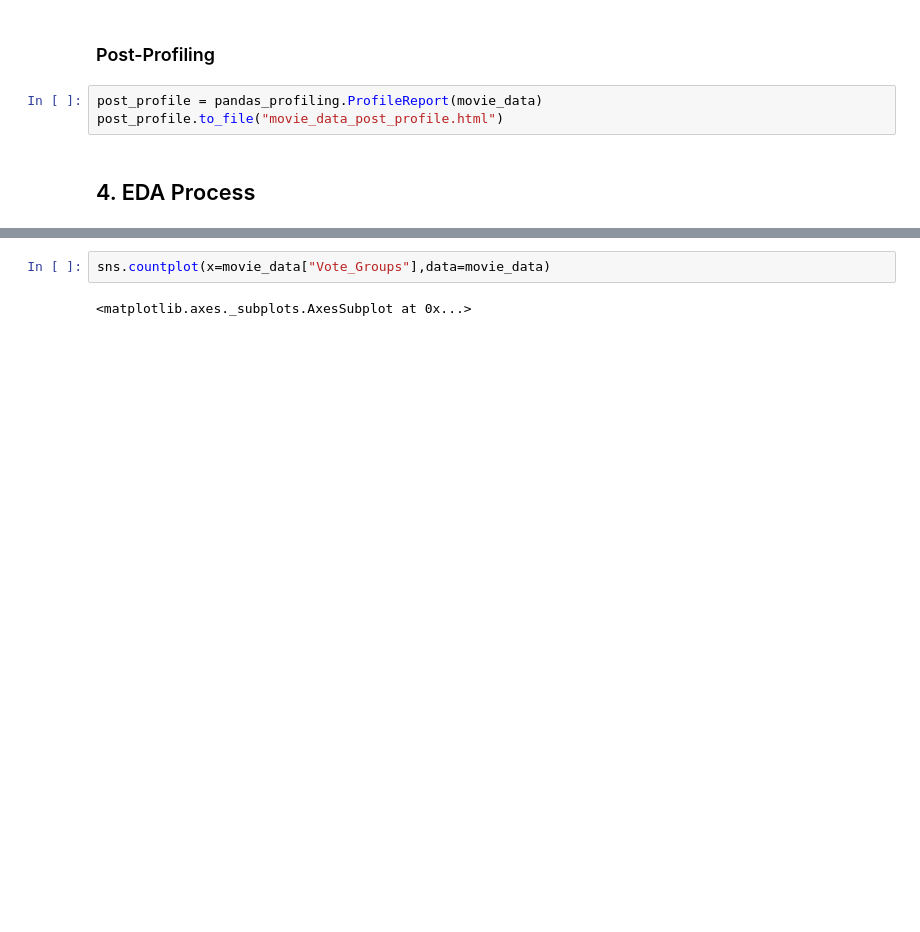
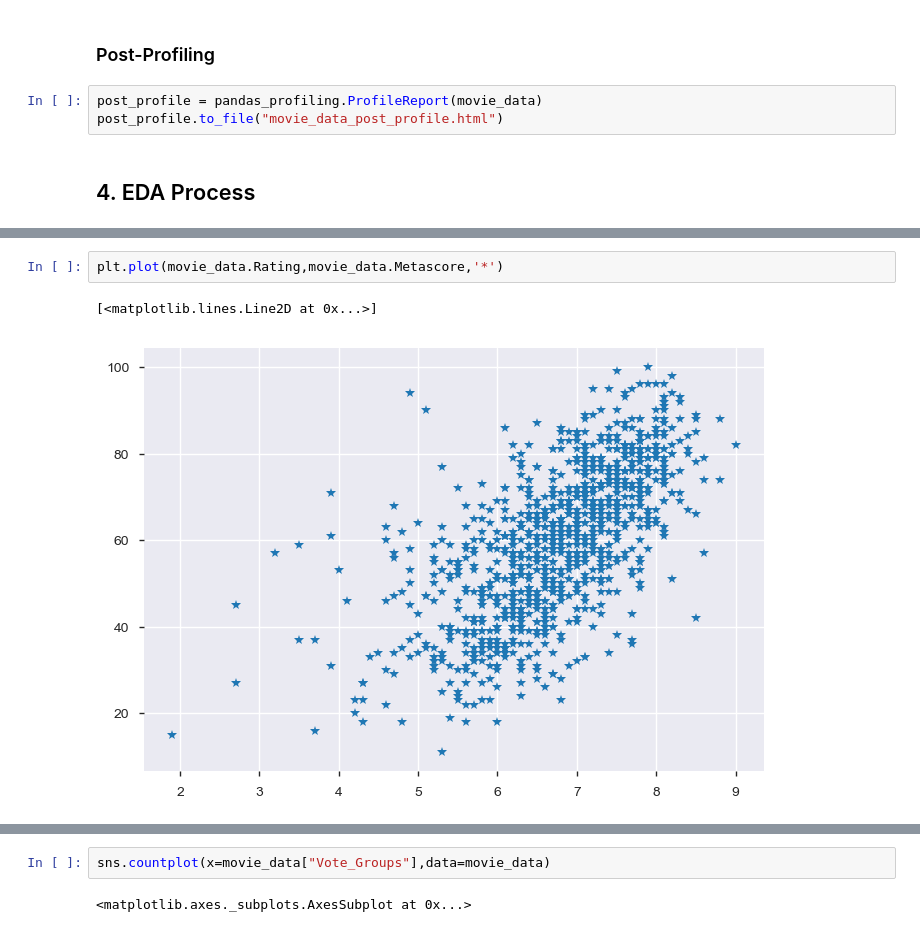
Before and after one commit to yaminijoshi89/INSAID-Projects, a Jupyter notebook: IMDB_1000MoviesDataSet_EDA.ipynb, the cells around one changed output, grey strips where cells are left out. Drawn from its saved outputs; the diff is of its cells as text; blank space fills up the shorter version.

```diff
--- a/IMDB_1000MoviesDataSet_EDA.ipynb
+++ b/IMDB_1000MoviesDataSet_EDA.ipynb
@@ -242,0 +289,5 @@ post_profile.to_file("movie_data_post_profile.html")
+# %%
+plt.plot(movie_data.Rating,movie_data.Metascore,'*')
+# %% [output]
+[<matplotlib.lines.Line2D at 0x...>]
+[figure, added]
```
Also changed, not shown: parts of 27 cells of this notebook.
